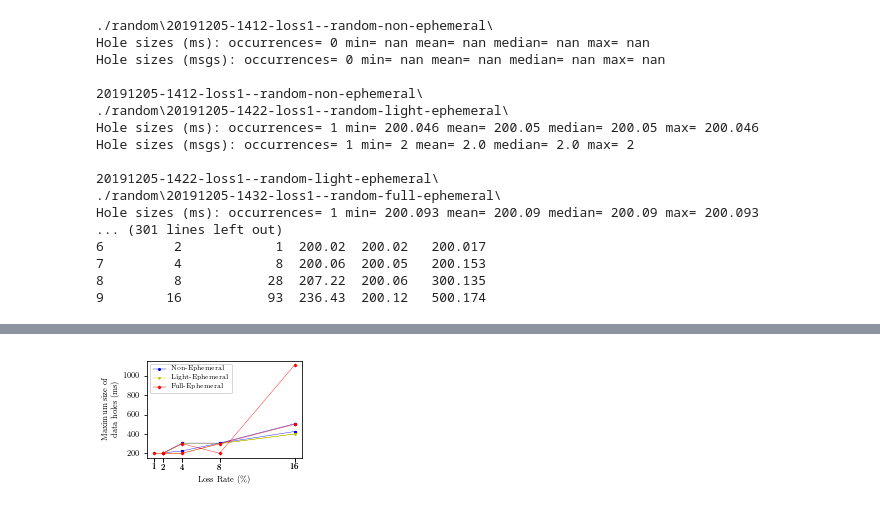
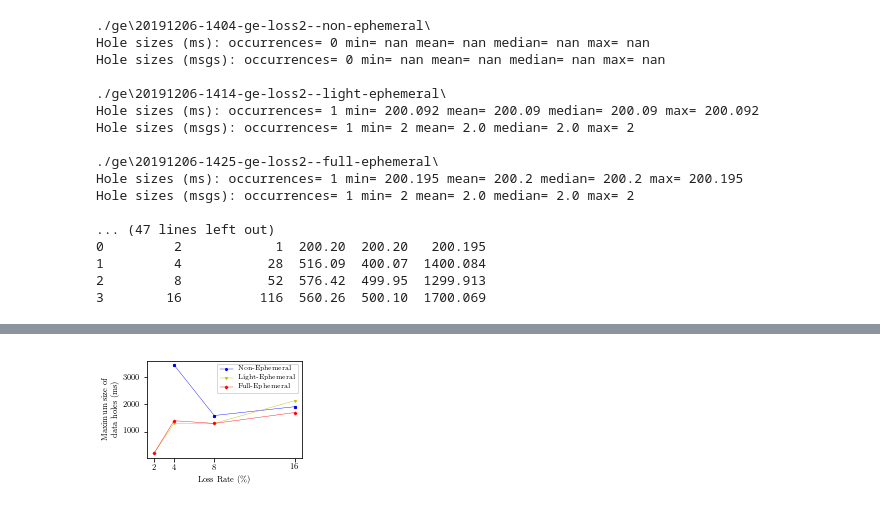
Before and after one commit to Timo2907/picoquic, a Jupyter notebook: experiments/results/eval_plot.ipynb, the cells around one changed output, grey strips where cells are left out. Saved outputs shown, nothing was run; the diff lists cells and outputs as text; code cells hidden in the pictures.

Commit message:
- crosstraffic network finished (mqs=6 for interesting setting) - eval python code update - update of experiment scripts

```diff
--- a/experiments/results/eval_plot.ipynb
+++ b/experiments/results/eval_plot.ipynb
@@ -104,7 +101,7 @@ for f in glob.iglob('./*201912*/', recursive=True): # /*directoryRegExp*/ to red
 # %%
 #CCDFs
 # one-way delay (application layer)
-for f in glob.iglob('./*201912*/', recursive=True): # /*directoryRegExp*/ to reduce output (long runtime)
+for f in glob.iglob('./crosstraffic_mqs-6/*201912*/', recursive=True): # /*directoryRegExp*/ to reduce output (long runtime)
     dfapp = pd.read_csv(f+'serverAppOutput', delim_whitespace=True ,names =
                                     ['seconds_offset', 'streamid', 'length', 'msg_number', 'onewaydelay'])
     dfstream = pd.read_csv(f+'serverStreamOutput', delim_whitespace=True ,names =
@@ -178,7 +175,7 @@ MsgsInTime: 3000 min: 2.82 mean: 3.123775000000013 median: 3.111 max: 6.082  (al
 # %%
 #CCDFs
 # one-way delay (stream layer)
-for f in glob.iglob('./*201912*/', recursive=True): # /*directoryRegExp*/ to reduce output (long runtime)
+for f in glob.iglob('./crosstraffic_mqs-6/*201912*/', recursive=True): # /*directoryRegExp*/ to reduce output (long runtime)
     dfapp = pd.read_csv(f+'serverAppOutput', delim_whitespace=True ,names =
                                     ['seconds_offset', 'streamid', 'length', 'msg_number', 'onewaydelay'])
     dfstream = pd.read_csv(f+'serverStreamOutput', delim_whitespace=True ,names =
@@ -253,7 +249,8 @@ MsgsInTime: 3012 min: 2.804 mean: 53.896163014608135 median: 61.47 max: 87.934
 # HOLES: APP LEVEL
 # msgs consecutively lost (holes)
 experiments = []
-for f in glob.iglob('./random/*201912*/', recursive=True): # /*directoryRegExp*/ to reduce output (long runtime)
+                        #/random/ or /ge/
+for f in glob.iglob('./ge/*201912*/', recursive=True): # /*directoryRegExp*/ to reduce output (long runtime)
     dfapp = pd.read_csv(f+'serverAppOutput', delim_whitespace=True ,names =
                                         ['seconds_offset', 'streamid', 'length', 'msg_number', 'onewaydelay'])
     dfstream = pd.read_csv(f+'serverStreamOutput', delim_whitespace=True ,names =
@@ -422,20 +419,20 @@ fig.set_ylabel('Occurence of\ndata holes')
 plt.tight_layout()
 plt.savefig(f+"dataholes_occurences.pdf")
 # %% [output]
-./random\20191205-1412-loss1--random-non-ephemeral\
+./ge\20191206-1404-ge-loss2--non-ephemeral\
 Hole sizes (ms): occurrences= 0 min= nan mean= nan median= nan max= nan
 Hole sizes (msgs): occurrences= 0 min= nan mean= nan median= nan max= nan
 
-20191205-1412-loss1--random-non-ephemeral\
-./random\20191205-1422-loss1--random-light-ephemeral\
-Hole sizes (ms): occurrences= 1 min= 200.046 mean= 200.05 median= 200.05 max= 200.046
+./ge\20191206-1414-ge-loss2--light-ephemeral\
+Hole sizes (ms): occurrences= 1 min= 200.092 mean= 200.09 median= 200.09 max= 200.092
 Hole sizes (msgs): occurrences= 1 min= 2 mean= 2.0 median= 2.0 max= 2
 
-20191205-1422-loss1--random-light-ephemeral\
-./random\20191205-1432-loss1--random-full-ephemeral\
-Hole sizes (ms): occurrences= 1 min= 200.093 mean= 200.09 median= 200.09 max= 200.093
-... (301 lines left out)
-6         2            1  200.02  200.02   200.017
-7         4            8  200.06  200.05   200.153
-8         8           28  207.22  200.06   300.135
-9        16           93  236.43  200.12   500.174
+./ge\20191206-1425-ge-loss2--full-ephemeral\
+Hole sizes (ms): occurrences= 1 min= 200.195 mean= 200.2 median= 200.2 max= 200.195
+Hole sizes (msgs): occurrences= 1 min= 2 mean= 2.0 median= 2.0 max= 2
+
+... (47 lines left out)
+0         2            1  200.20  200.20   200.195
+1         4           28  516.09  400.07  1400.084
+2         8           52  576.42  499.95  1299.913
+3        16          116  560.26  500.10  1700.069
@@ -443 +440 @@ Hole sizes (ms): occurrences= 1 min= 200.093 mean= 200.09 median= 200.09 max= 20
-[figure, old version]
+[figure, new version]
```
Also changed, not shown: parts of 6 cells of this notebook, 8 other files.
